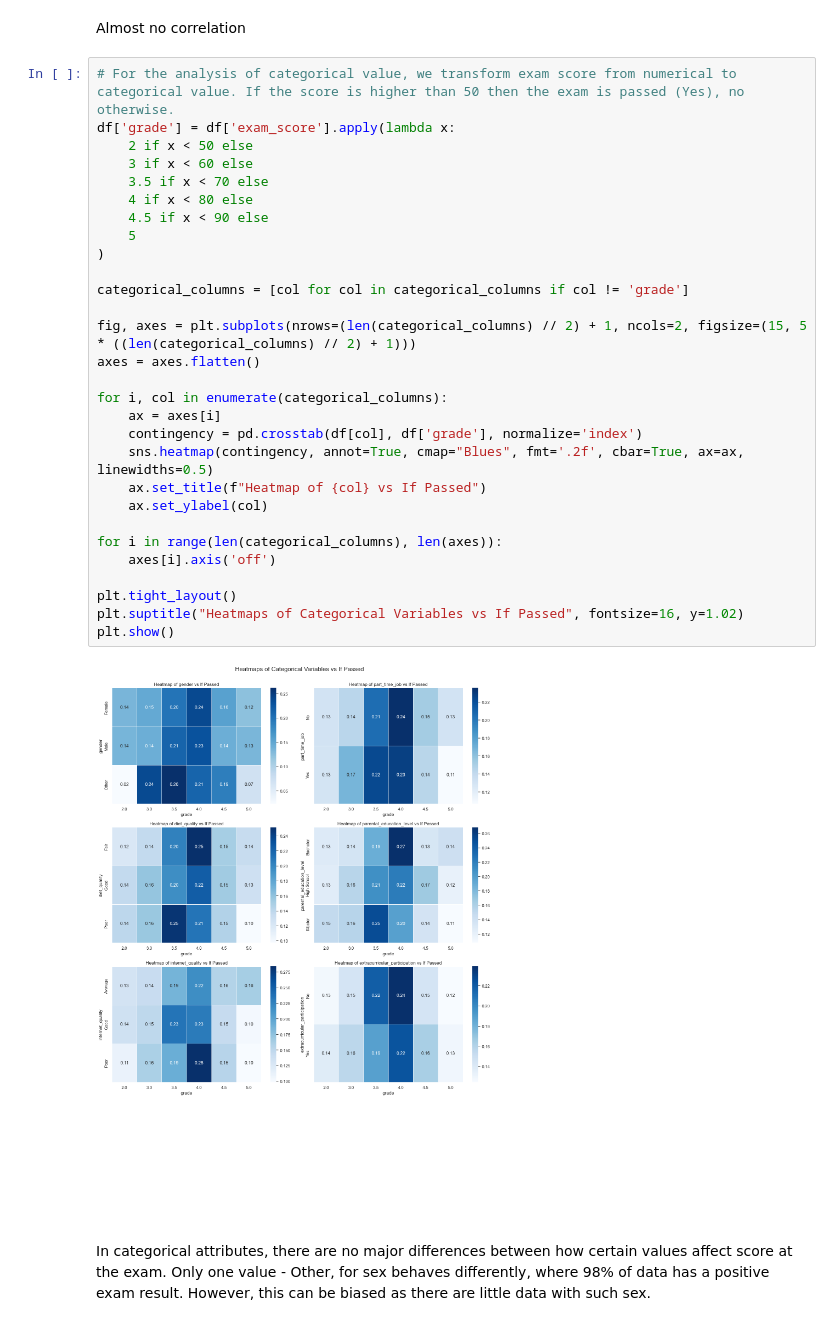
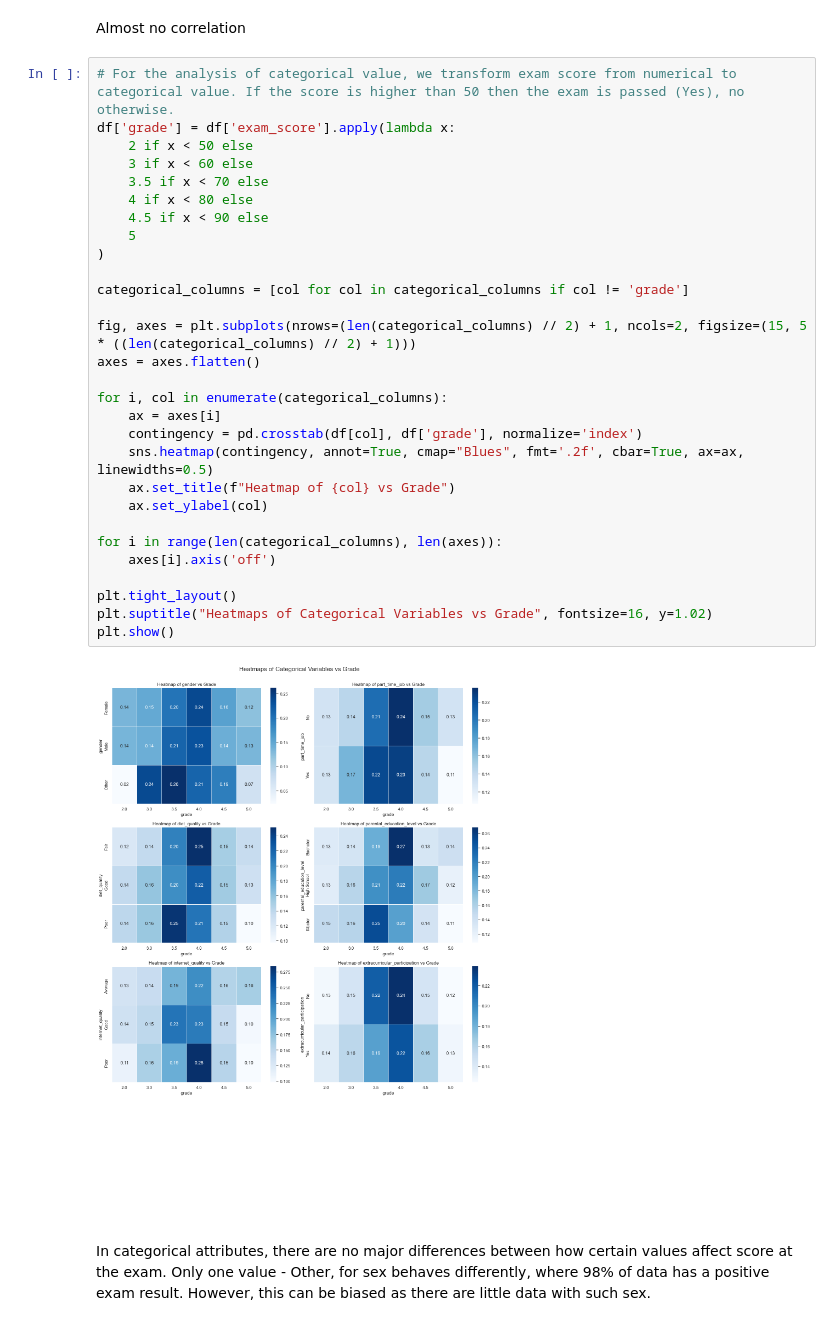
Before and after one commit to jakubradziejewski/students_performance_analysis, a Jupyter notebook: combined_EDA_final.ipynb, the cells around one changed output. Cells and saved outputs as stored; diff of their text form.

Commit message:
fix/plot description

```diff
--- a/combined_EDA_final.ipynb
+++ b/combined_EDA_final.ipynb
@@ -418,34 +416,34 @@ Almost no correlation
 # %%
 # For the analysis of categorical value, we transform exam score from numerical to categorical value. If the score is higher than 50 then the exam is passed (Yes), no otherwise.
 df['grade'] = df['exam_score'].apply(lambda x:
     2 if x < 50 else
     3 if x < 60 else
     3.5 if x < 70 else
     4 if x < 80 else
     4.5 if x < 90 else
     5
 )
 
 categorical_columns = [col for col in categorical_columns if col != 'grade']
 
 fig, axes = plt.subplots(nrows=(len(categorical_columns) // 2) + 1, ncols=2, figsize=(15, 5 * ((len(categorical_columns) // 2) + 1)))
 axes = axes.flatten()
 
 for i, col in enumerate(categorical_columns):
     ax = axes[i]
     contingency = pd.crosstab(df[col], df['grade'], normalize='index')
     sns.heatmap(contingency, annot=True, cmap="Blues", fmt='.2f', cbar=True, ax=ax, linewidths=0.5)
-    ax.set_title(f"Heatmap of {col} vs If Passed")
+    ax.set_title(f"Heatmap of {col} vs Grade")
     ax.set_ylabel(col)
 
 for i in range(len(categorical_columns), len(axes)):
     axes[i].axis('off')
 
 plt.tight_layout()
-plt.suptitle("Heatmaps of Categorical Variables vs If Passed", fontsize=16, y=1.02)
+plt.suptitle("Heatmaps of Categorical Variables vs Grade", fontsize=16, y=1.02)
 plt.show()
 # %% [output]
-[figure, old version]
+[figure, new version]
 # %% [markdown]
  In categorical attributes, there are no major differences between how certain values affect score at the exam. Only one value - Other, for sex behaves differently, where 98% of data has a positive exam result. However, this can be biased as there are little data with such sex.
 # %%
```
Also changed, not shown: parts of 1 cell of this notebook.
